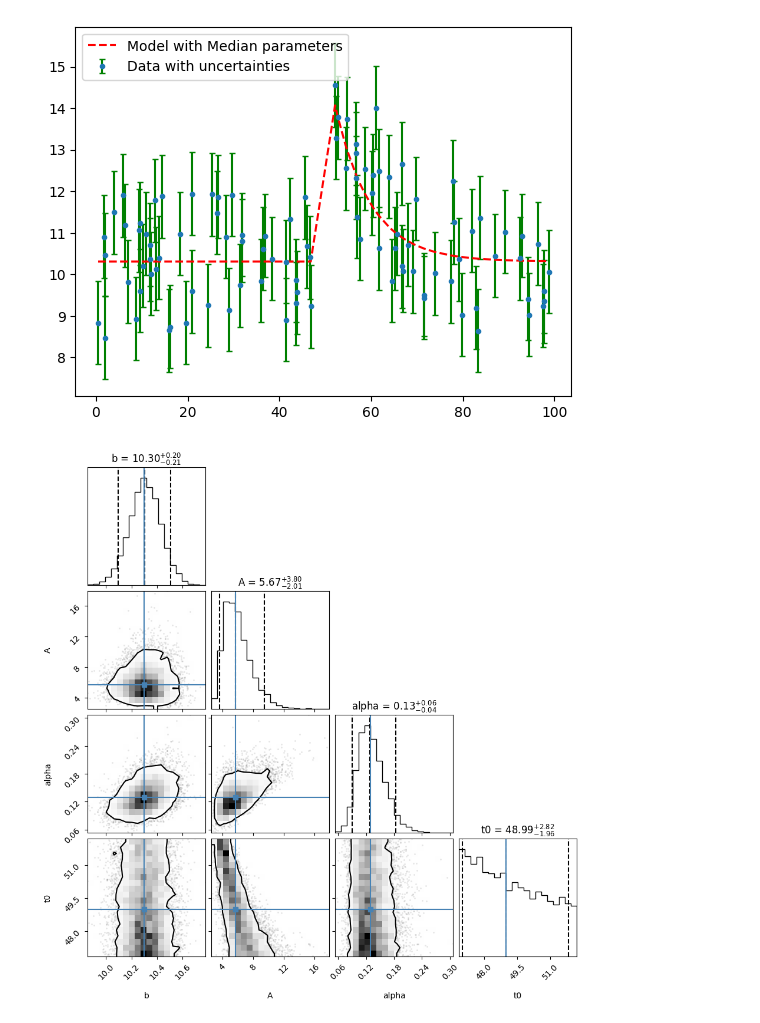
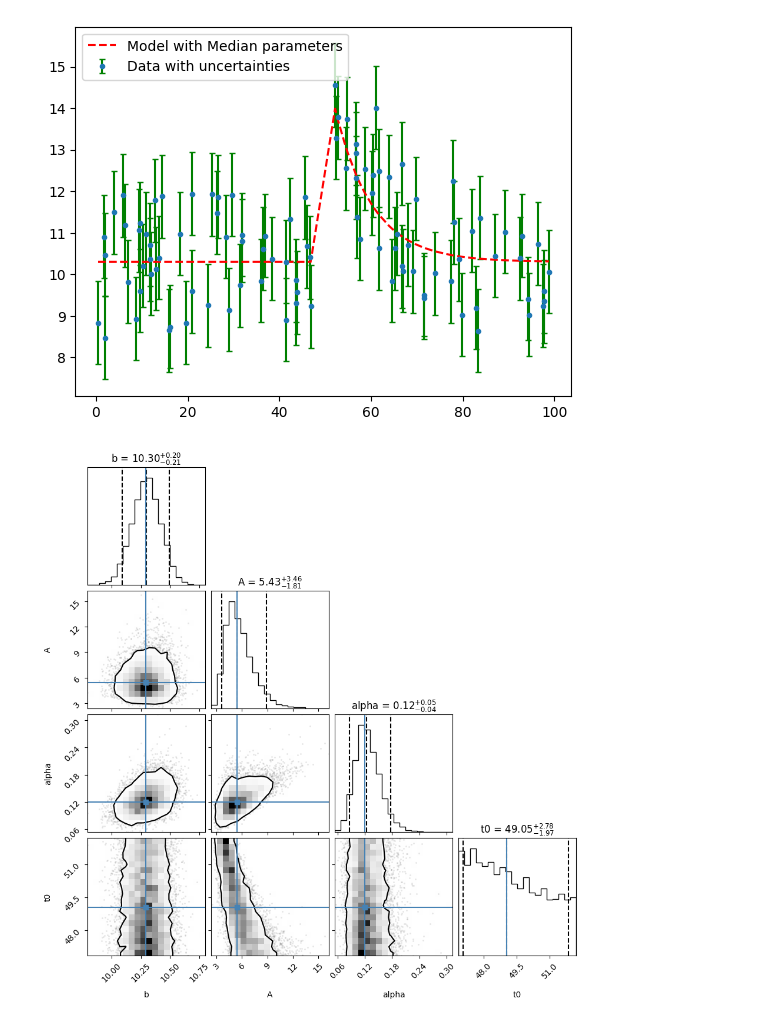
Before and after one commit to oblivion0218/ES_AstroStatistic, a Jupyter notebook: Sara_Antonellini/Lecture8/Universe.ipynb, the cells around one changed output. Cells and saved outputs as stored; diff of their text form; code cells hidden in the pictures.

```diff
--- a/Sara_Antonellini/Lecture8/Universe.ipynb
+++ b/Sara_Antonellini/Lecture8/Universe.ipynb
@@ -81,22 +81,20 @@ def loglikelihood(parameters,t,y_obs, sigma):
     y_model = model(t, parameters)
     return -0.5 * np.sum(((y_obs - y_model) / sigma)**2 + np.log(2 * np.pi * sigma**2))
 # %%
-def prior(parameters):
+def logprior(parameters):
     b, A, alpha, t0 = parameters
     if alpha <= 0:
         return 0
     ln_alpha = np.log(alpha)
     if 0 <= b <= 50 and 0 <= A <= 50 and 0 <= t0 <= 100 and -5 <= ln_alpha <= 5:
-        return 1 / (50 * 50 * 100 * 10)
-    return 0
+        return np.log(1 / (50 * 50 * 100 * 10*alpha))
+    return -np.inf
 
 
 def logposterior(parameters, t, y_obs, sigma):
-    prior_value = prior(parameters)
-    if prior_value == 0:
-        return -np.inf
+    prior_value = logprior(parameters)
     y_model = model(t, parameters)
-    return loglikelihood(parameters, t, y_obs, sigma) + np.log(prior_value)
+    return loglikelihood(parameters, t, y_obs, sigma) + prior_value
 # %%
 ndim=4
 nwalkers = 10
@@ -183,14 +181,14 @@ plt.show()
 # %%
 
 flat_samples = sampler.get_chain(discard=burn, thin=int(np.mean(autocor_time)), flat=True)
 fig = corner.corner(flat_samples,
                     labels=labels,
                     quantiles=[0.05, 0.5, 0.95],
                     show_titles=True,
                     title_kwargs={"fontsize": 12},
-                    truths=[10.30,5.67,0.13,48.99],
+                    truths=[10.29,5.43,0.12,49.04],
                     levels=[0.9])
 
 plt.show()
 # %% [output]
-[figure, old version]
+[figure, new version]
```
Also changed, not shown: parts of 5 cells of this notebook, 2 other files.
